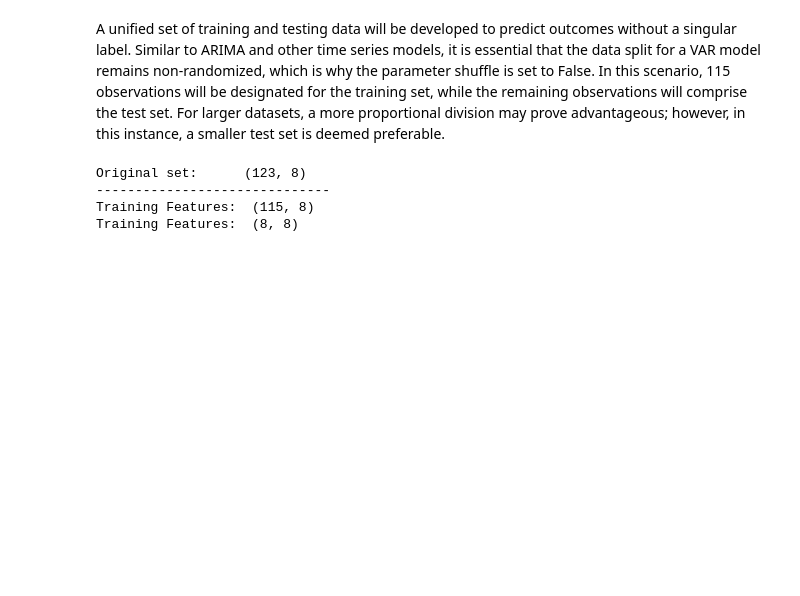
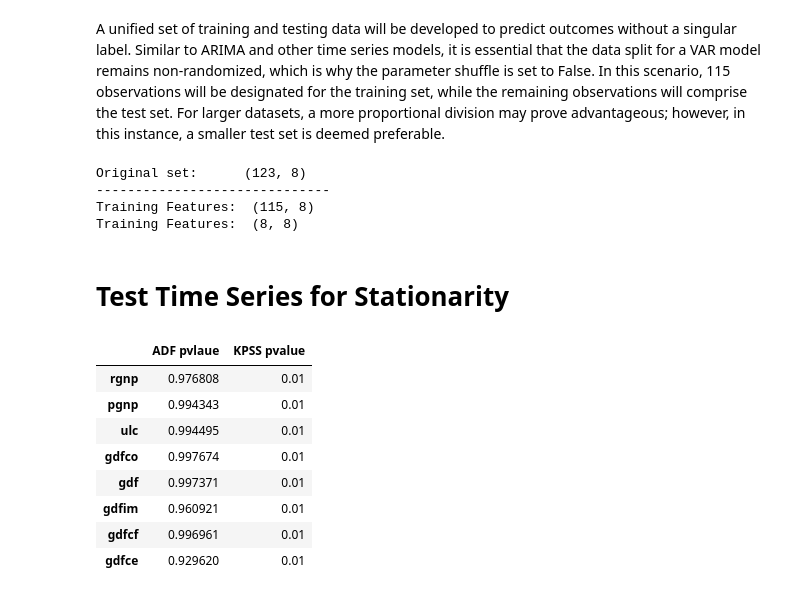
Before and after one commit to tyrantdavis/Forecasting-Economics-MultiVariate, a Jupyter notebook: Forecasting-WageGrowth-And-Inflation.ipynb, the cells around one changed output. Drawn from its saved outputs; the diff is of its cells as text; code cells hidden in the pictures; blank space fills up the shorter version.

Commit message:
Examine time series for stationarity.

```diff
--- a/Forecasting-WageGrowth-And-Inflation.ipynb
+++ b/Forecasting-WageGrowth-And-Inflation.ipynb
@@ -231,3 +231,42 @@ Original set:      (123, 8)
 ------------------------------
 Training Features:  (115, 8)
 Training Features:  (8, 8)
+# %% [markdown]
+# Test Time Series for Stationarity
+# %%
+from statsmodels.tools.sm_exceptions import InterpolationWarning
+from statsmodels.tsa.stattools import adfuller, kpss
+
+# The warning regarding KPSS interpolation is disregarded.
+warnings.simplefilter("ignore", InterpolationWarning)
+
+
+def analyze_stationarity(dataset):
+    """The ADF and KPSS tests are utilized to assess the stationarity of the data."""
+    adf_pvalue, kpss_pvalue = [], []
+
+    for column in dataset.columns:
+        adf_test = adfuller(dataset[column], autolag="AIC")
+        adf_pvalue.append(adf_test[1])  # Index has pvalue
+
+        kpss_test = kpss(dataset[column], nlags="auto")
+        kpss_pvalue.append(kpss_test[1])  # Index has pvalue
+
+    stationarity = pd.DataFrame(
+        index=df.columns, data={"ADF pvlaue": adf_pvalue, "KPSS pvalue": kpss_pvalue}
+    )
+
+    return stationarity
+
+
+analyze_stationarity(X_train)
+# %% [output]
+|  | ADF pvlaue | KPSS pvalue |
+| rgnp | 0.976808 | 0.01 |
+| pgnp | 0.994343 | 0.01 |
+| ulc | 0.994495 | 0.01 |
+| gdfco | 0.997674 | 0.01 |
+| gdf | 0.997371 | 0.01 |
+| gdfim | 0.960921 | 0.01 |
+| gdfcf | 0.996961 | 0.01 |
+| gdfce | 0.929620 | 0.01 |
```
Also changed, not shown: parts of 1 cell of this notebook.
